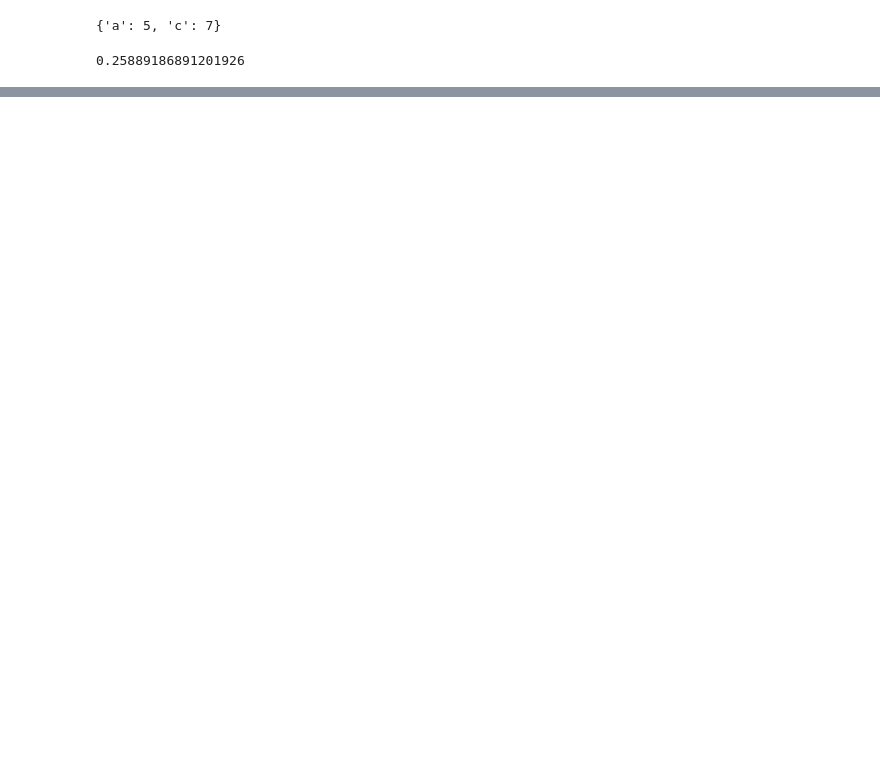
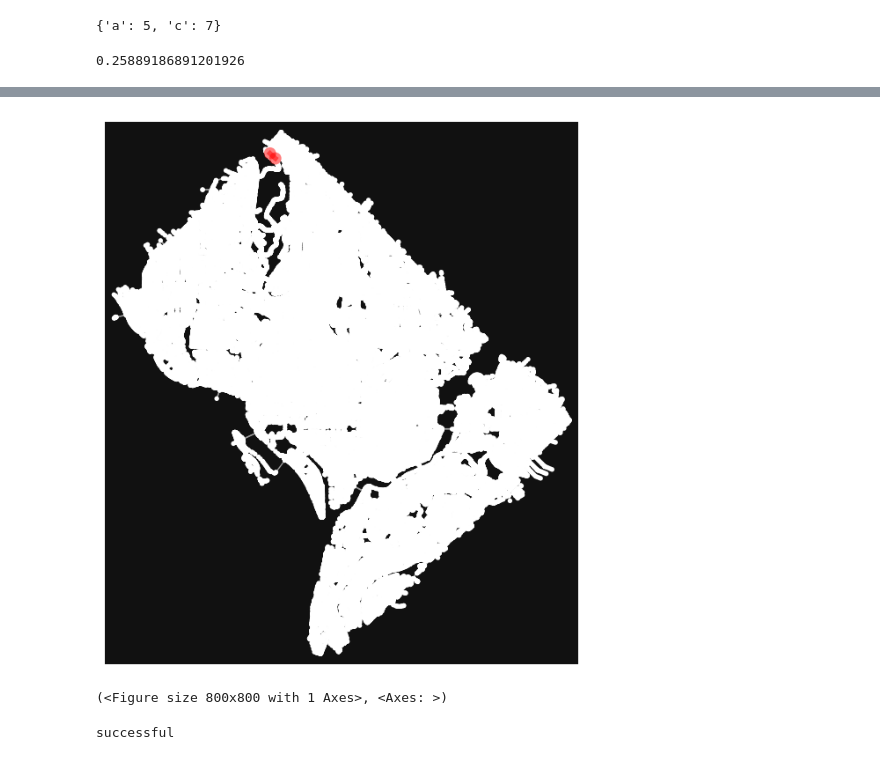
Before and after one commit to MyrtleTurtle22/Project1, a Jupyter notebook: testing.ipynb, the cells around one changed output, grey strips where cells are left out. Cells and saved outputs as stored; diff of their text form; code cells hidden in the pictures; blank space fills up the shorter version.

```diff
--- a/testing.ipynb
+++ b/testing.ipynb
@@ -49,8 +51,8 @@ def calc_haversine_distance(start_y, start_x, dest_y, dest_x):
     h_distance = (haversine_distances([start_in_radians, dest_in_radians]) * 6371)[0][1]
     return h_distance
 
-osm = OSM("us-virgin-islands-latest.osm.pbf")
-nodes, edges = osm.get_network(nodes=True)
+osm = OSM("new-york-latest.osm.pbf")
+nodes, edges = osm.get_network(nodes=True, network_type = "driving")
 # edges.head()
 G = osm.to_graph(nodes, edges, graph_type="networkx")
 node_dict = {}
@@ -65,18 +67,3 @@ for g in G.nodes():
         dist = calc_haversine_distance(g_lat, g_lon, n_lat, n_lon)
         neighbor_dict.update({n: dist})
         node_dict.update({g: (g_lat, g_lon, neighbor_dict)})
-
-jsondata = {}
-
-for k, v in node_dict.items():
-    jsondata[k]= {
-                    "lat": v[0],
-                    "lon": v[1],
-                    "neighbors": v[2]
-                }
-
-with open("nodes.json", "w") as f:
-        f.write(dumps(jsondata, indent = 4))
-        f.write(',')
-
-# ox.plot_graph(G)
@@ -100,0 +70,5 @@ for n in node1["neighbors"].values():
+# %%
+ox.plot_graph_route(G, [49716206, 49716208, 49716210, 49716212, 49716214, 49857286, 49857284, 49857282, 49857280, 49857279, 49857278, 49857276, 49857274, 49857272, 49857270, 49841592, 49857267, 49857265, 49857263, 49857261, 49857259, 49857257, 49857256, 49857254, 49857252, 49857249, 49716219, 49716220, 49716221, 49716222, 49716223], route_linewidth=4, route_alpha=0.5)
+# %% [output]
+[figure, added]
+(<Figure size 800x800 with 1 Axes>, <Axes: >)
@@ -100,0 +109,10 @@ for n in node1["neighbors"].values():
+# %%
+import sqlite3
+connection = sqlite3.connect("nodes.db")
+connection.execute("DROP TABLE locations")
+
+print("successful")
+
+connection.close()
+# %% [output]
+successful
```
Also changed, not shown: parts of 4 cells of this notebook, 7 other files.
